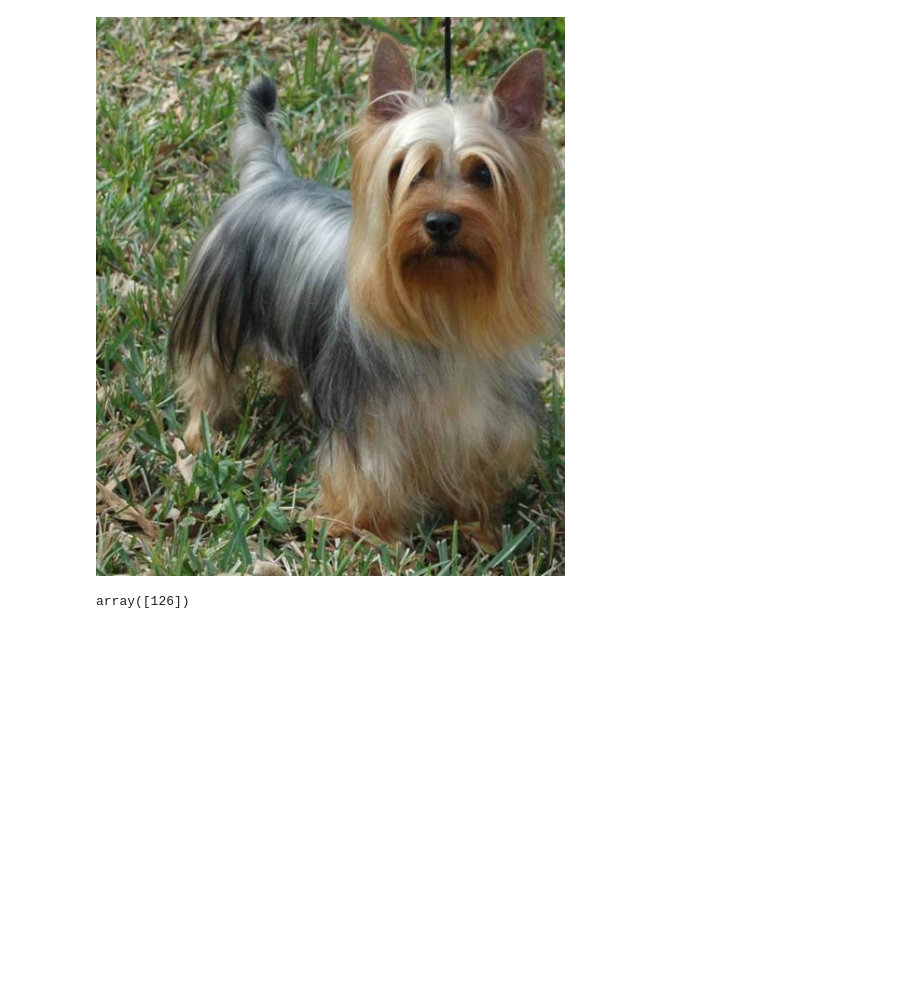
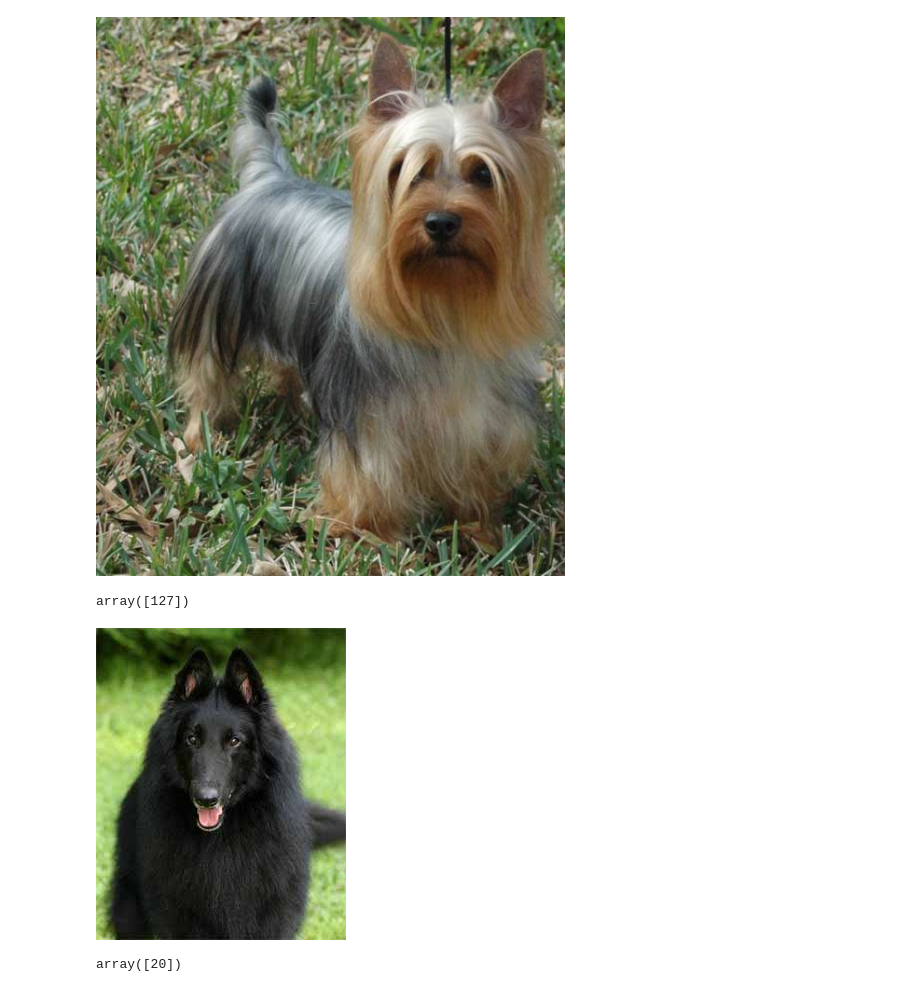
Before and after one commit to RamyGendy/CD0387-deep-learning-topics-within-computer-vision-nlp-project-starter, a Jupyter notebook: train_and_deploy.ipynb, the cells around one changed output. Cells and saved outputs as stored; diff of their text form; code cells hidden in the pictures; blank space fills up the shorter version.

Commit message:
fix response array
array presentation of dog breed must be added by 1 to present the right classification

```diff
--- a/train_and_deploy.ipynb
+++ b/train_and_deploy.ipynb
@@ -429,6 +429,19 @@ Image.open(io.BytesIO(image))
 # TODO: Your code to load and preprocess image to send to endpoint for prediction
 response = predictor.predict(image)
 # %%
-np.argmax(response, 1)
+np.argmax(response, 1) + 1
 # %% [output]
-array([126])
+array([127])
+# %%
+# code to load and preprocess image to send to endpoint for prediction
+img_file_name = "dogImages/train/021.Belgian_sheepdog/Belgian_sheepdog_01477.jpg"
+with open(img_file_name, "rb") as f:
+    image1 = f.read()
+
+type(image1)
+
+from PIL import Image
+import io
+Image.open(io.BytesIO(image1))
+# %% [output]
+[figure, added]
@@ -435,3 +450,7 @@ array([126])
+# %%
+np.argmax(response1, 1)
+# %% [output]
+array([20])
 # %%
 # TODO: Remember to shutdown/delete your endpoint once your work is done
 predictor.delete_endpoint()
```
Also changed, not shown: parts of 1 cell of this notebook.
